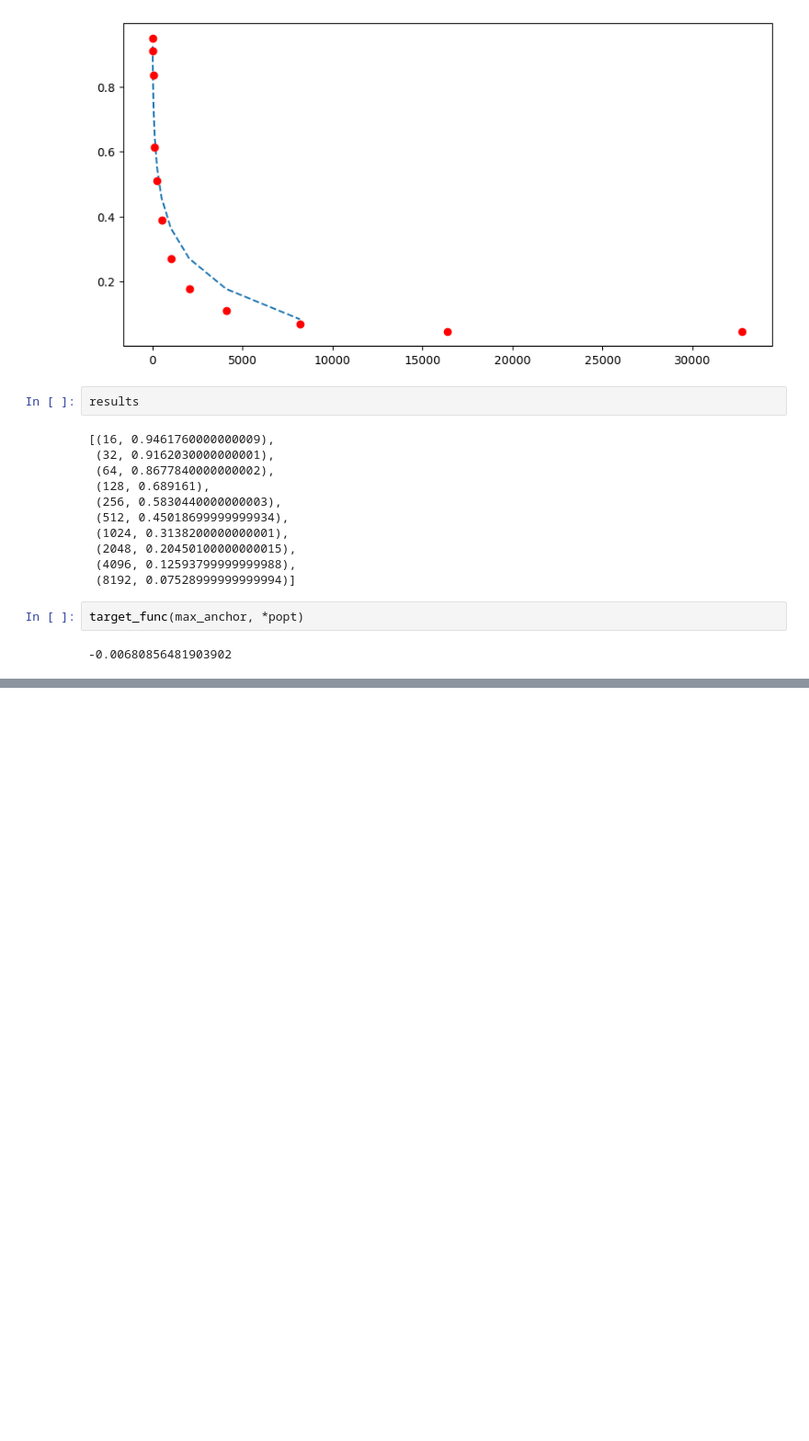
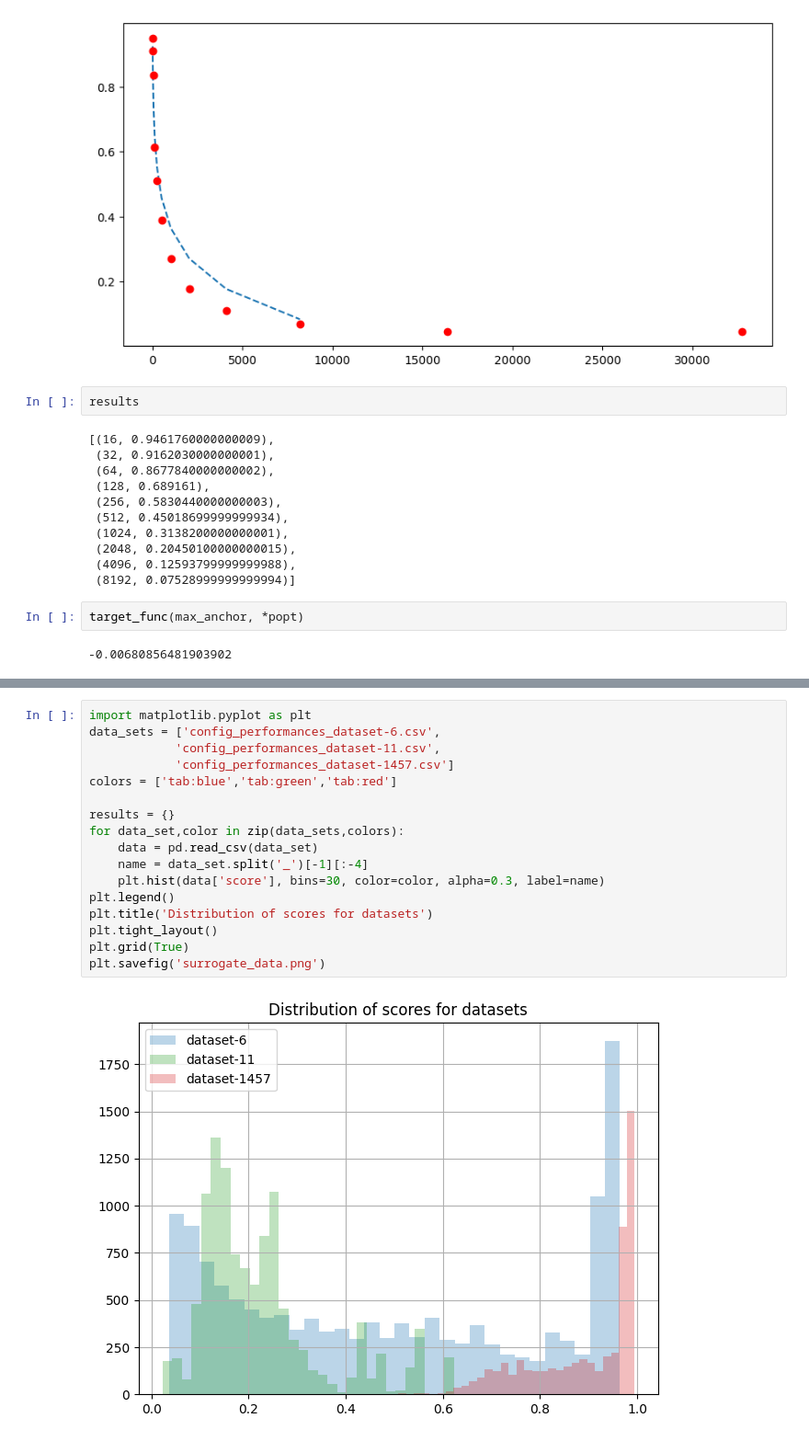
Before and after one commit to bramvaneerden/AutoML, a Jupyter notebook: A2/example.ipynb, the cells around one changed output, grey strips where cells are left out. Shown at 92% size. Cells and saved outputs as stored; diff of their text form; blank space fills up the shorter version.

```diff
--- a/A2/example.ipynb
+++ b/A2/example.ipynb
@@ -67,0 +94,19 @@ target_func(max_anchor, *popt)
+# %%
+import matplotlib.pyplot as plt
+data_sets = ['config_performances_dataset-6.csv',
+            'config_performances_dataset-11.csv',
+            'config_performances_dataset-1457.csv']
+colors = ['tab:blue','tab:green','tab:red']
+
+results = {}
+for data_set,color in zip(data_sets,colors):
+    data = pd.read_csv(data_set)
+    name = data_set.split('_')[-1][:-4]
+    plt.hist(data['score'], bins=30, color=color, alpha=0.3, label=name)
+plt.legend()
+plt.title('Distribution of scores for datasets')
+plt.tight_layout()
+plt.grid(True)
+plt.savefig('surrogate_data.png')
+# %% [output]
+[figure, added]
```
Also changed, not shown: parts of 14 cells of this notebook, 9 other files.
